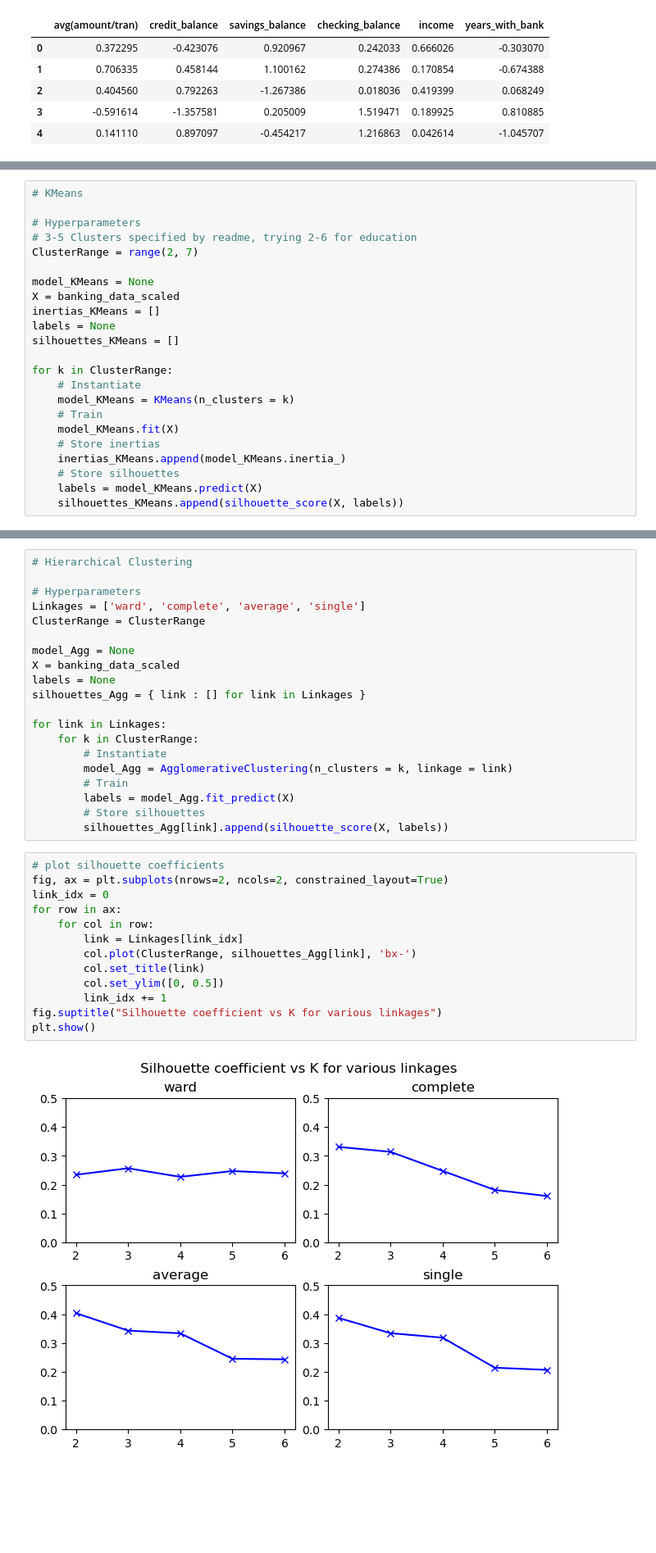
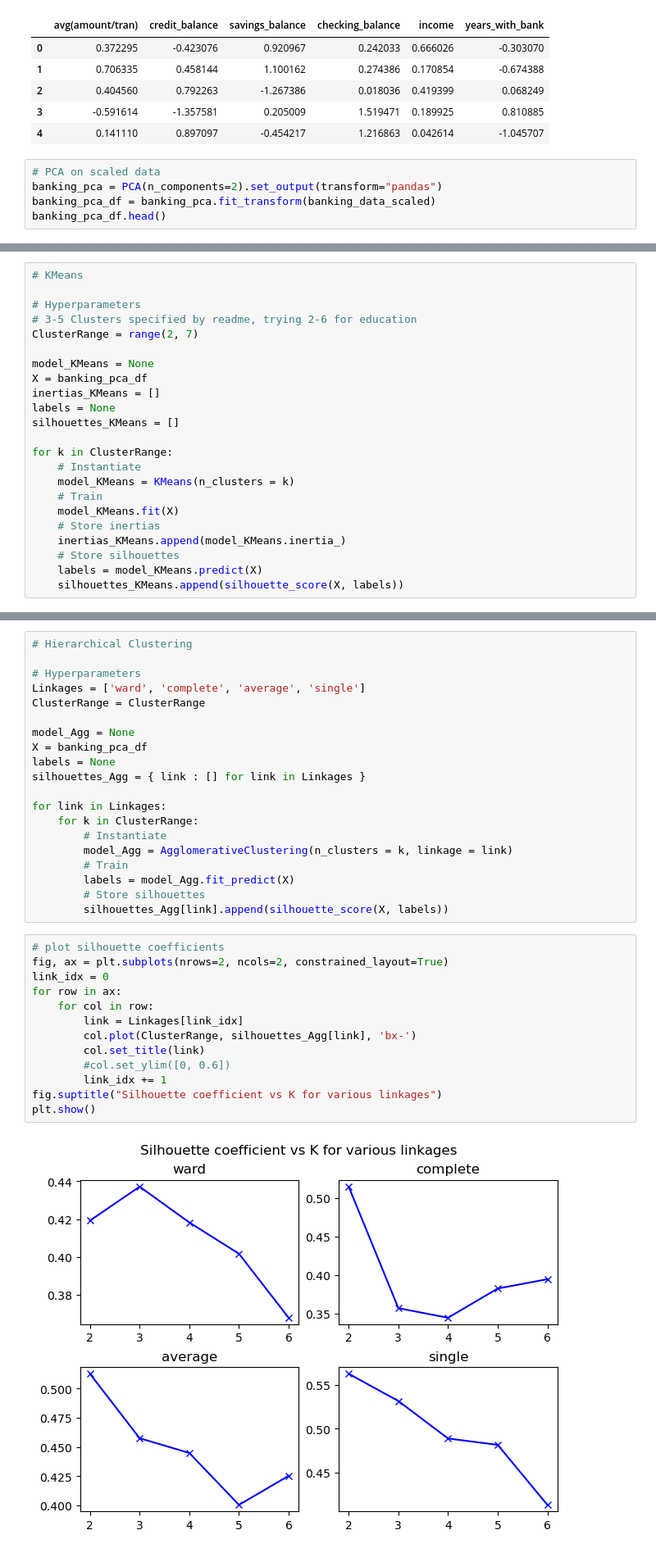
Before and after one commit to tombra1984/LHL-ClusteringProject, a Jupyter notebook: banking_cluster.ipynb, the cells around one changed output, grey strips where cells are left out. Shown: that part at 82% size. Cells and saved outputs as stored; diff of their text form; blank space fills up the shorter version.

```diff
--- a/banking_cluster.ipynb
+++ b/banking_cluster.ipynb
@@ -57,3 +53,8 @@ banking_data_scaled.head()
 | 2 | 0.404560 | 0.792263 | -1.267386 | 0.018036 | 0.419399 | 0.068249 |
 | 3 | -0.591614 | -1.357581 | 0.205009 | 1.519471 | 0.189925 | 0.810885 |
 | 4 | 0.141110 | 0.897097 | -0.454217 | 1.216863 | 0.042614 | -1.045707 |
+# %%
+# PCA on scaled data
+banking_pca = PCA(n_components=2).set_output(transform="pandas")
+banking_pca_df = banking_pca.fit_transform(banking_data_scaled)
+banking_pca_df.head()
@@ -65,7 +73,7 @@ banking_data_scaled.head()
 ClusterRange = range(2, 7)
 
 model_KMeans = None
-X = banking_data_scaled
+X = banking_pca_df
 inertias_KMeans = []
 labels = None
 silhouettes_KMeans = []
@@ -108,7 +116,7 @@ Linkages = ['ward', 'complete', 'average', 'single']
 ClusterRange = ClusterRange
 
 model_Agg = None
-X = banking_data_scaled
+X = banking_pca_df
 labels = None
 silhouettes_Agg = { link : [] for link in Linkages }
 
@@ -123,18 +131,18 @@ for link in Linkages:
 # %%
 # plot silhouette coefficients
 fig, ax = plt.subplots(nrows=2, ncols=2, constrained_layout=True)
 link_idx = 0
 for row in ax:
     for col in row:
         link = Linkages[link_idx]
         col.plot(ClusterRange, silhouettes_Agg[link], 'bx-')
         col.set_title(link)
-        col.set_ylim([0, 0.5])
+        #col.set_ylim([0, 0.6])
         link_idx += 1
 fig.suptitle("Silhouette coefficient vs K for various linkages")
 plt.show()
 # %% [output]
-[figure, old version]
+[figure, new version]
 # %%
 #plot dendrogram
 linkage_matrix = linkage(X)
```
Also changed, not shown: parts of 13 cells of this notebook.
